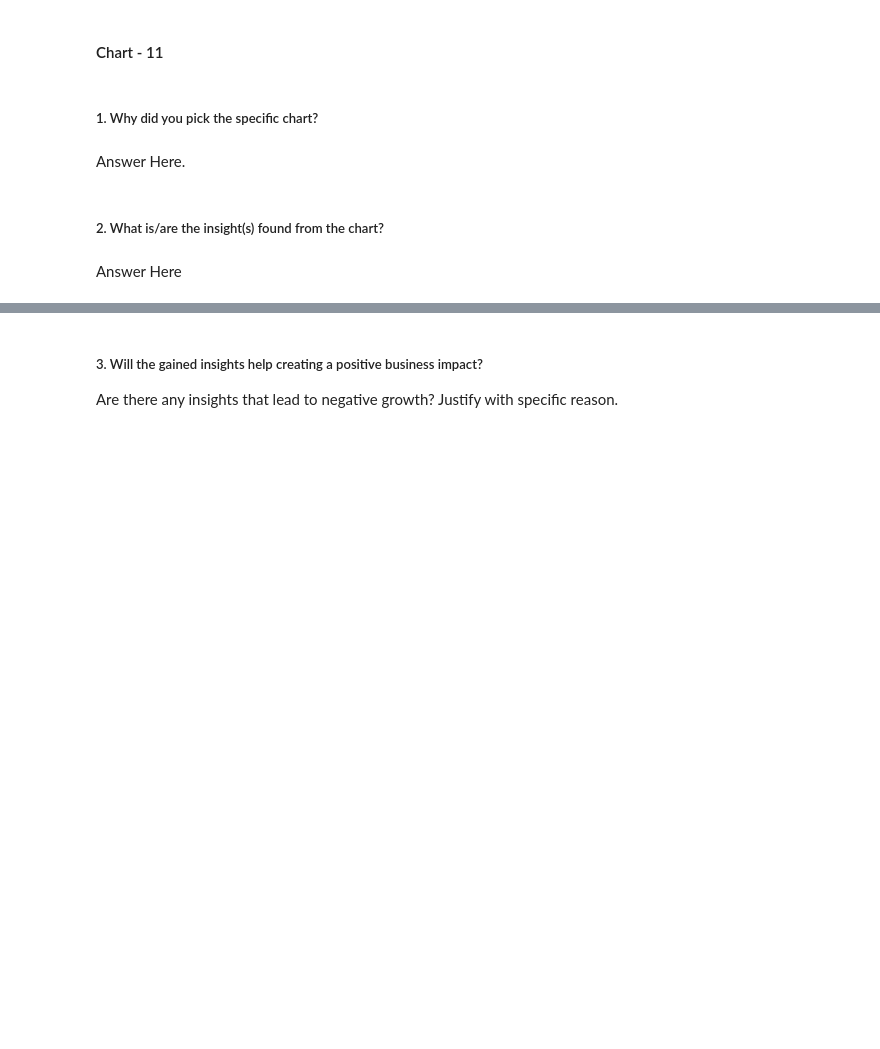
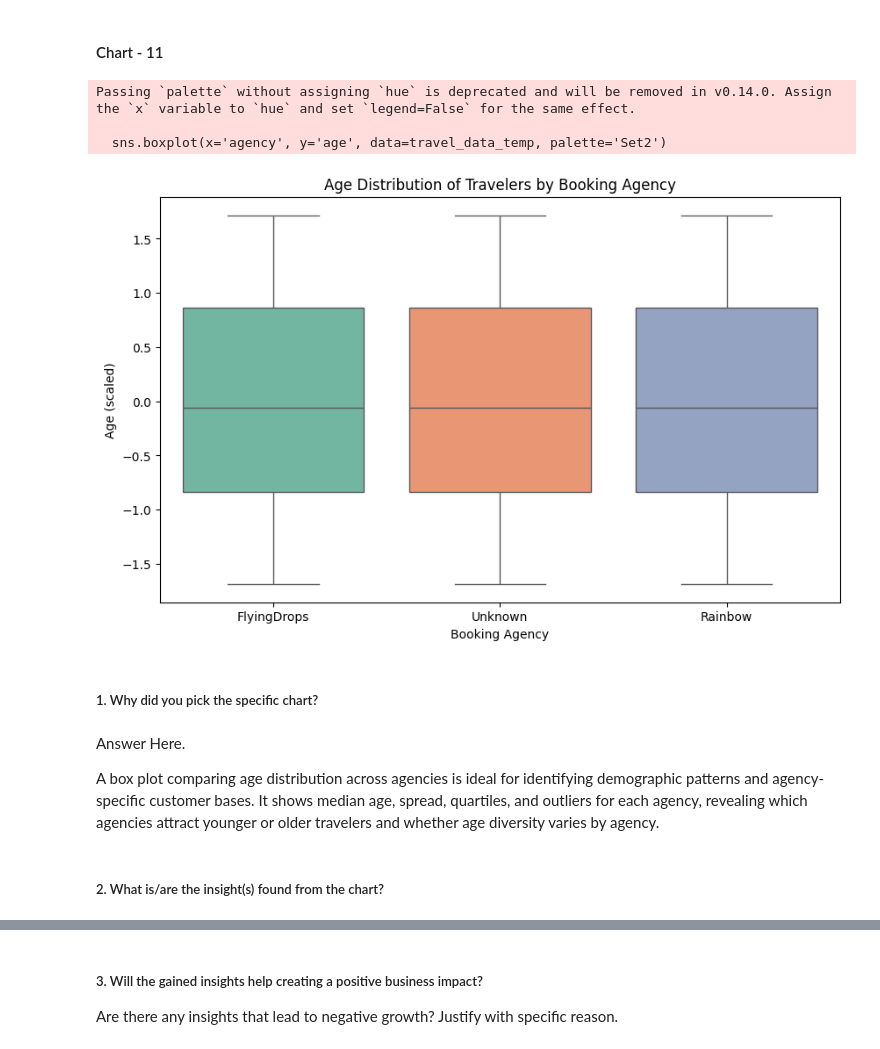
Before and after one commit to Rohan1-tech/Airbnb-Booking-Data-Analysis, a Jupyter notebook: Productionization_of_ML_Systems_1_.ipynb, the cells around one changed output, grey strips where cells are left out. Drawn from its saved outputs; the diff is of its cells as text; code cells hidden in the pictures; blank space fills up the shorter version.

```diff
--- a/Productionization_of_ML_Systems_1_.ipynb
+++ b/Productionization_of_ML_Systems_1_.ipynb
@@ -1140,8 +1138,32 @@ Yes, understanding gender and flight type interactions enables hyper-targeted ma
+# %%
+# Chart - 11 visualization code
+# Box Plot of Age Distribution by Agency
+
+# Decode agency from one-hot encoding
+agency_cols = [col for col in travel_data.columns if col.startswith('agency_')]
+
+travel_data_temp = travel_data.copy()
+travel_data_temp['agency'] = 'Unknown'
+
+for col in agency_cols:
+    travel_data_temp.loc[travel_data_temp[col] == True, 'agency'] = col.replace('agency_', '')
+
+plt.figure(figsize=(10,6))
+sns.boxplot(x='agency', y='age', data=travel_data_temp, palette='Set2')
+plt.title('Age Distribution of Travelers by Booking Agency')
+plt.xlabel('Booking Agency')
+plt.ylabel('Age (scaled)')
+plt.show()
+# %% [output]
+Passing `palette` without assigning `hue` is deprecated and will be removed in v0.14.0. Assign the `x` variable to `hue` and set `legend=False` for the same effect.
+
+  sns.boxplot(x='agency', y='age', data=travel_data_temp, palette='Set2')
+[figure, added]
 # %% [markdown]
 ##### 1. Why did you pick the specific chart?
-# %% [markdown]
-Answer Here.
+# %% [markdown]
+Answer Here.
+
+A box plot comparing age distribution across agencies is ideal for identifying demographic patterns and agency-specific customer bases. It shows median age, spread, quartiles, and outliers for each agency, revealing which agencies attract younger or older travelers and whether age diversity varies by agency.
 # %% [markdown]
 ##### 2. What is/are the insight(s) found from the chart?
-# %% [markdown]
-Answer Here
```
Also changed, not shown: parts of 67 cells of this notebook.
